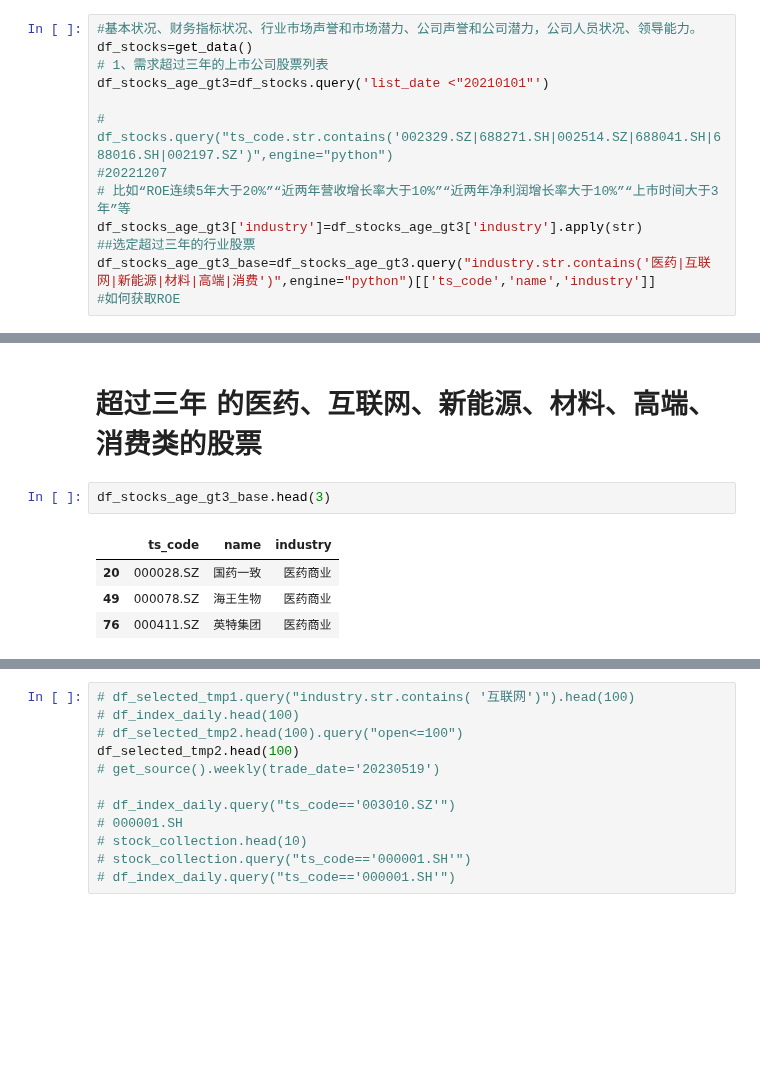
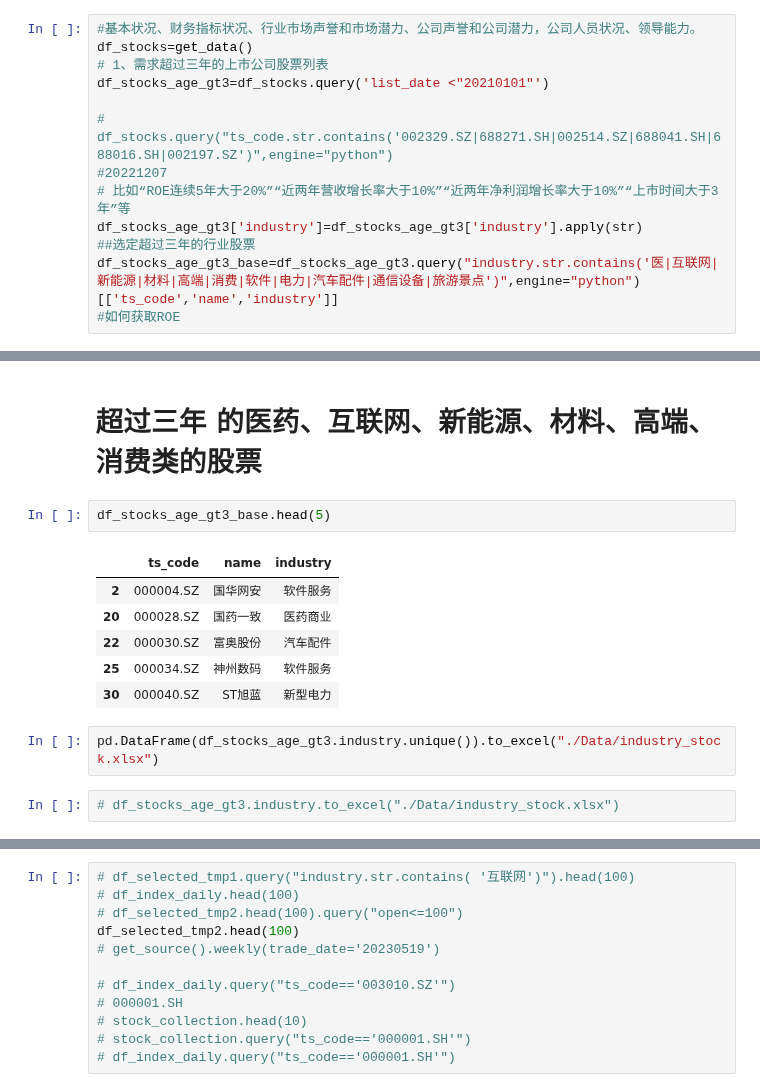
Before and after one commit to whgloveucq/jupyterfiles, a Jupyter notebook: OApractice/stock_study2023.ipynb, the cells around one changed output, grey strips where cells are left out. Saved outputs shown, nothing was run; the diff lists cells and outputs as text; blank space fills up the shorter version.

```diff
--- a/OApractice/stock_study2023.ipynb
+++ b/OApractice/stock_study2023.ipynb
@@ -127,7 +127,7 @@ df_stocks_age_gt3=df_stocks.query('list_date <"20210101"')
 # 比如“ROE连续5年大于20%”“近两年营收增长率大于10%”“近两年净利润增长率大于10%”“上市时间大于3年”等
 df_stocks_age_gt3['industry']=df_stocks_age_gt3['industry'].apply(str)
 ##选定超过三年的行业股票
-df_stocks_age_gt3_base=df_stocks_age_gt3.query("industry.str.contains('医药|互联网|新能源|材料|高端|消费')",engine="python")[['ts_code','name','industry']]
+df_stocks_age_gt3_base=df_stocks_age_gt3.query("industry.str.contains('医|互联网|新能源|材料|高端|消费|软件|电力|汽车配件|通信设备|旅游景点')",engine="python")[['ts_code','name','industry']]
 #如何获取ROE
 # %% [output]
 A value is trying to be set on a copy of a slice from a DataFrame.
@@ -138,12 +138,18 @@ See the caveats in the documentation: https://pandas.pydata.org/pandas-docs/stab
 # %% [markdown]
 # 超过三年 的医药、互联网、新能源、材料、高端、消费类的股票
 # %%
-df_stocks_age_gt3_base.head(3)
+df_stocks_age_gt3_base.head(5)
 # %% [output]
 |  | ts_code | name | industry |
+| 2 | 000004.SZ | 国华网安 | 软件服务 |
 | 20 | 000028.SZ | 国药一致 | 医药商业 |
-| 49 | 000078.SZ | 海王生物 | 医药商业 |
-| 76 | 000411.SZ | 英特集团 | 医药商业 |
+| 22 | 000030.SZ | 富奥股份 | 汽车配件 |
+| 25 | 000034.SZ | 神州数码 | 软件服务 |
+| 30 | 000040.SZ | ST旭蓝 | 新型电力 |
+# %%
+pd.DataFrame(df_stocks_age_gt3.industry.unique()).to_excel("./Data/industry_stock.xlsx")
+# %%
+# df_stocks_age_gt3.industry.to_excel("./Data/industry_stock.xlsx")
 # %%
 import time
 from time import mktime
```
Also changed, not shown: parts of 12 cells of this notebook, 11 other files.
